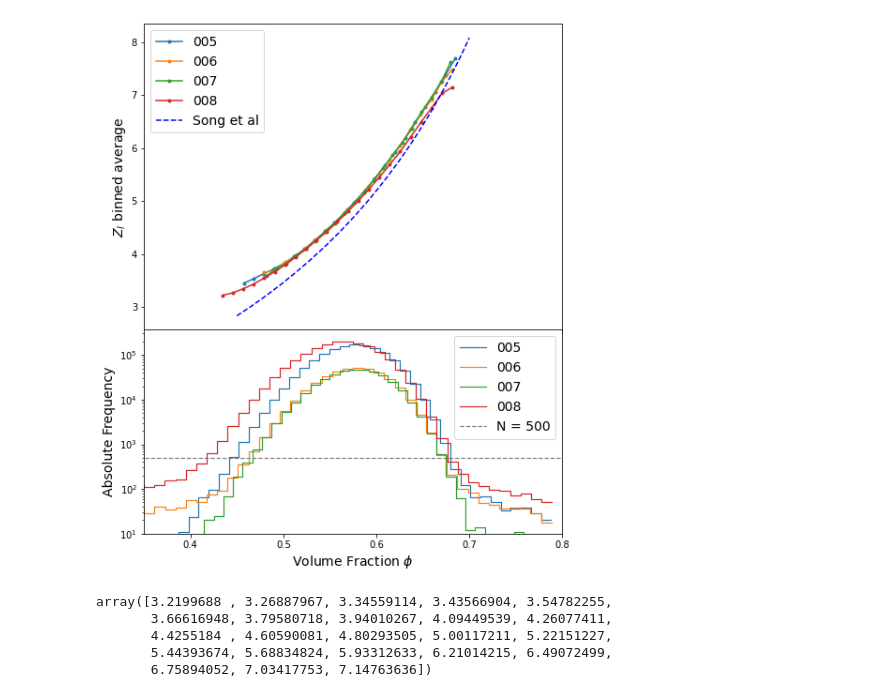
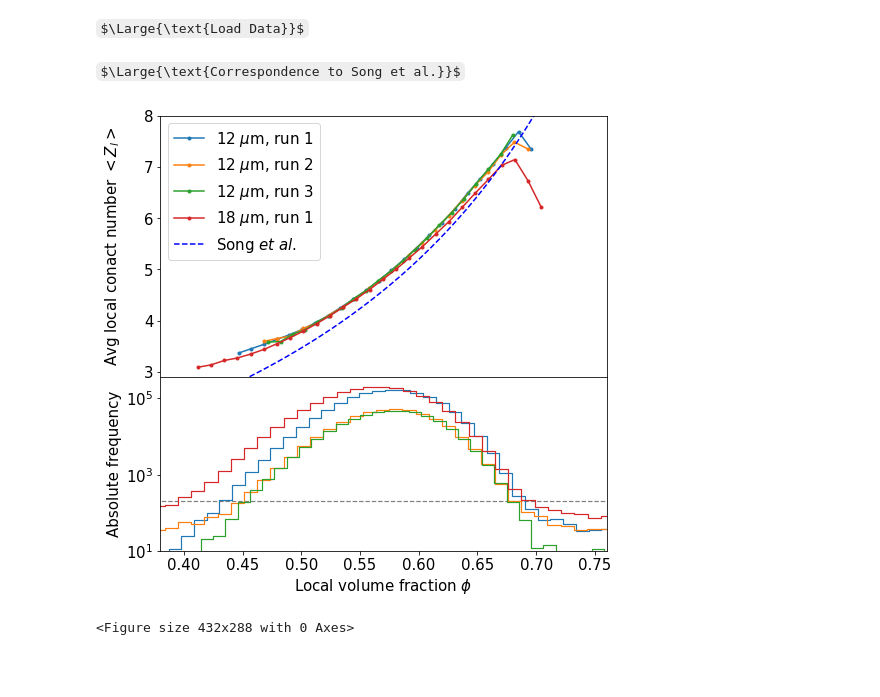
Before and after one commit to AnsgarKuehn/CN_Analysis, a Jupyter notebook: Notebooks/Analysis.ipynb, the cells around one changed output. Saved outputs shown, nothing was run; the diff lists cells and outputs as text; code cells hidden in the pictures; some formulas as TeX source; blank space fills up the shorter version.

```diff
--- a/Notebooks/Analysis.ipynb
+++ b/Notebooks/Analysis.ipynb
@@ -7,43 +7,65 @@ from tqdm import trange
 from scipy.stats import binned_statistic
 from cn_tools.data_processing import prepare_df
 import os
+# %% [markdown]
+$\Large{\text{Load Data}}$
+# %%
+keys = ['005', '006', '007', '008']
+VF = {key:pd.read_csv(f'../Data/VF_{key}_og.csv', index_col = 0) for key in keys}
+# %% [markdown]
+$\Large{\text{Correspondence to Song et al.}}$
+# %%
+n_bins = 40
+z_phi_binned= {}
+density = {}
+density_binned = {}
+
+for key in keys:
+    df = VF[key]
+    bin_means, bin_edges, binnumber = binned_statistic(df.lpf, df.contact_number, bins = n_bins)
+    bin_width = (bin_edges[1] - bin_edges[0])
+    bin_centers = bin_edges[1:] - bin_width/2
+    z_phi_binned[key] = bin_centers, bin_means
+
+    density[key] = np.histogram(df.contact_number, bins = range(1,12), density = True)
+    density_binned[key] = np.histogram(df.lpf, bins = n_bins, density = False)
 # %%
-fig, (ax1, ax2) = plt.subplots(2,1, figsize = (8,10), sharex = True,
+res_dict = {'005': '12 $\\mu$m, run 1',
+ '006': '12 $\\mu$m, run 2',
+ '007': '12 $\\mu$m, run 3',
+ '008': '18 $\\mu$m, run 1',
+ '012': '18 $\\mu$m, run 2',}
+
+plt.rcParams.update({'font.size': 15})
+fig, (ax1, ax2) = plt.subplots(2,1, figsize = (8,8), sharex = True,
                                gridspec_kw={'hspace': 0.0, 'height_ratios': [3,2]})
 
-N_limit = 500
+N_limit = 200
 for key in keys:
     mask = density_binned[key][0] > N_limit
     bin_centers, bin_means = z_phi_binned[key]
-    ax1.plot(bin_centers[mask], bin_means[mask], label = key, marker = '.')
+    ax1.plot(bin_centers[mask], bin_means[mask], label = res_dict[key], marker = '.')
     ax2.step(density_binned[key][1][:-1], density_binned[key][0], label = key, linewidth = 1.2)
 
 def makse(x):
     return 2*np.sqrt(3)*x/(1-x)
 
+x = np.linspace(0.45, 0.7, 50)
+ax1.plot(x, makse(x), 'b--', label = 'Song $\it{et}$ $\it{al.}$')
+ax1.legend()
+ax1.set_ylabel('Avg local conact number $<Z_l>$')
+ax1.set_ylim(2.9,8)
+
 ax2.set_yscale('log')
-x = np.linspace(0.45, 0.7, 50)
-ax1.plot(x, makse(x), 'b--', label = 'Song et al')
-ax1.legend(fontsize = 14)
-ax1.set_ylabel('$Z_l$ binned average', fontsize = 14)
+ax2.set_ylim(bottom = 10)
+ax2.set_xlabel('Local volume fraction $\phi$')
+ax2.set_ylabel('Absolute frequency')
+ax2.hlines(N_limit, 0.3, 0.8, colors= 'Black', linestyles='--', linewidth = 1.2, alpha = 0.5, label =  f'N = {N_limit}')
 
-ax2.set_ylim(bottom = 10)
-ax2.set_xlabel('Volume Fraction $\phi$', fontsize = 14)
-ax2.set_ylabel('Absolute Frequency', fontsize = 14)
-ax2.hlines(500, 0.3, 0.8, colors= 'Black', linestyles='--', linewidth = 1.2, alpha = 0.5, label =  f'N = {N_limit}')
-ax2.legend(fontsize = 14)
-
-plt.xlim(0.35, 0.8)
-plt.savefig('contact_distribution.pdf')
+fig.align_ylabels()
+plt.xlim(0.38, 0.76)
+plt.show()
+plt.savefig('contact_disltribution.pdf')
 # %% [output]
-[figure, old version]
+[figure, new version]
+<Figure size 432x288 with 0 Axes>
-# %%
-index = np.where(density_binned[meas_key][0] > 500)
-density_binned[meas_key][0] > 500
-bin_means[index]
-# %% [output]
-array([3.2199688 , 3.26887967, 3.34559114, 3.43566904, 3.54782255,
-       3.66616948, 3.79580718, 3.94010267, 4.09449539, 4.26077411,
-       4.4255184 , 4.60590081, 4.80293505, 5.00117211, 5.22151227,
-       5.44393674, 5.68834824, 5.93312633, 6.21014215, 6.49072499,
-       6.75894052, 7.03417753, 7.14763636])
```
Also changed, not shown: parts of 17 cells of this notebook, 3 other files.
